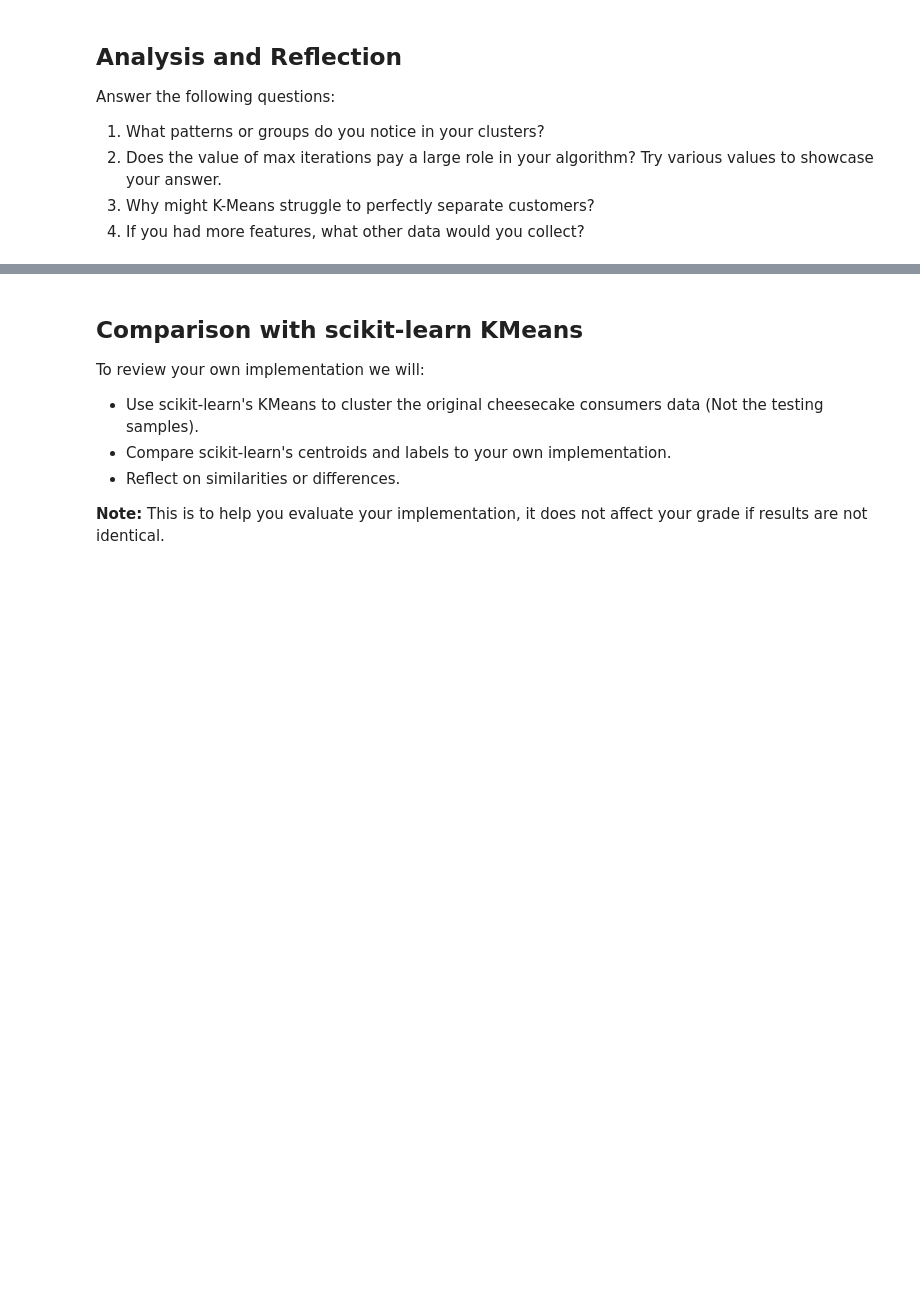
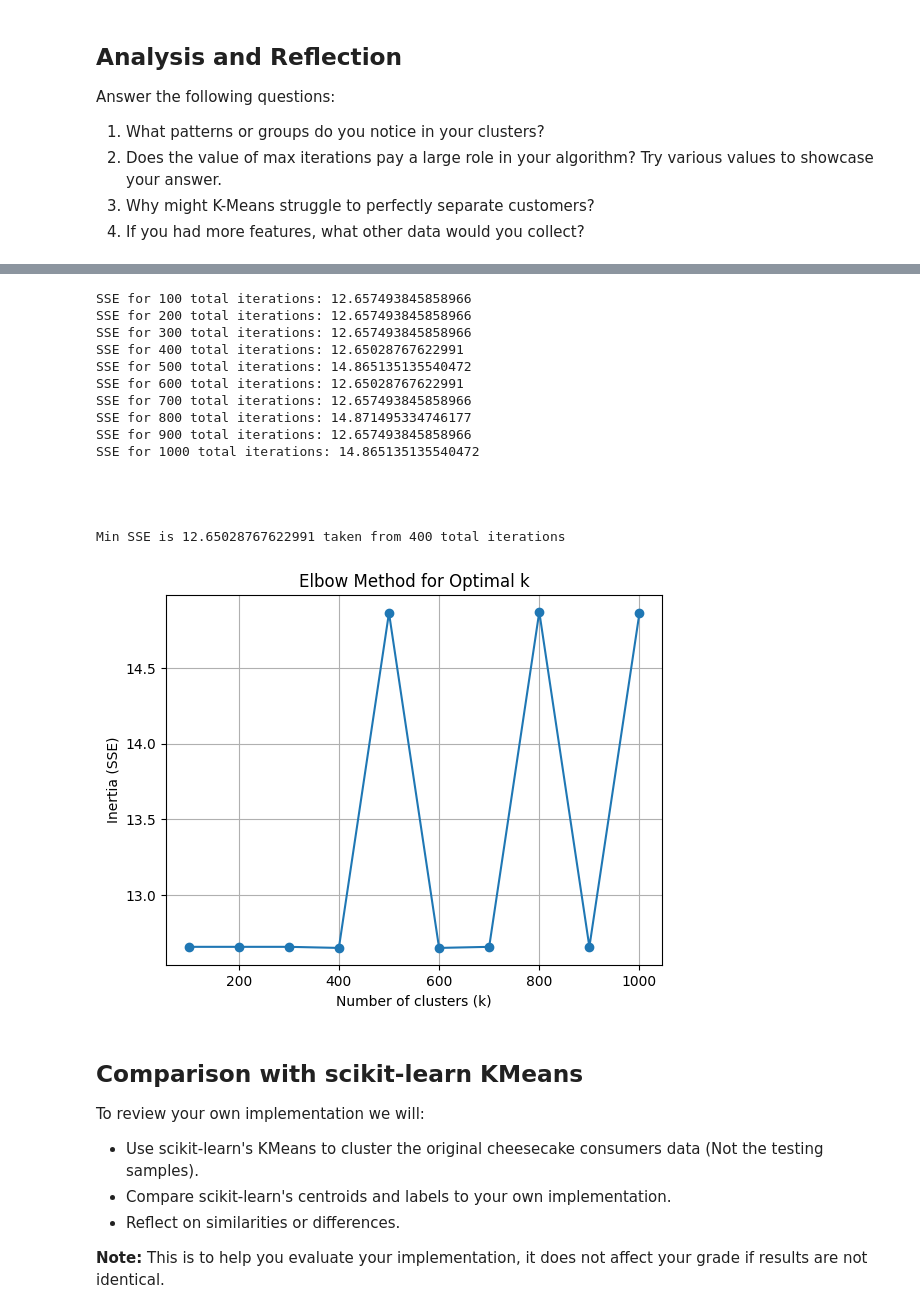
Before and after one commit to 7sr7/Intro-to-AI-HW2, a Jupyter notebook: Silvestre_Intro_to_AI_HW_2.ipynb, the cells around one changed output, grey strips where cells are left out. Cells and saved outputs as stored; diff of their text form; code cells hidden in the pictures; blank space fills up the shorter version.

```diff
--- a/Silvestre_Intro_to_AI_HW_2.ipynb
+++ b/Silvestre_Intro_to_AI_HW_2.ipynb
@@ -1109,3 +1270,43 @@ Answer the following questions:
+# %%
+# plotting all SSE...
+# the reason we do this is to observe the "elbow", in which our improvement
+# flattens out as we increase the number of clusters, k...
+#
+# from the graph, we observe the "elbow" is at k = 4.
+# thus, we conclude k = 4 to be our best k value...
+
+for i in range(len(allSSE)):
+  print(f"SSE for {(i + 1) * 100} total iterations: {allSSE[i]}")
+
+print("\n\n\n")
+
+minSSE = min(allSSE)
+
+print(f"Min SSE is {minSSE} taken from {(allSSE.index(minSSE) + 1) * 100} total iterations")
+
+plt.plot(numItrs, allSSE, marker='o')
+plt.xlabel("Number of clusters (k)")
+plt.ylabel("Inertia (SSE)")
+plt.title("Elbow Method for Optimal k")
+plt.grid(True)
+plt.show()
+# %% [output]
+SSE for 100 total iterations: 12.657493845858966
+SSE for 200 total iterations: 12.657493845858966
+SSE for 300 total iterations: 12.657493845858966
+SSE for 400 total iterations: 12.65028767622991
+SSE for 500 total iterations: 14.865135135540472
+SSE for 600 total iterations: 12.65028767622991
+SSE for 700 total iterations: 12.657493845858966
+SSE for 800 total iterations: 14.871495334746177
+SSE for 900 total iterations: 12.657493845858966
+SSE for 1000 total iterations: 14.865135135540472
+
+
+
+
+Min SSE is 12.65028767622991 taken from 400 total iterations
+[figure, added]
 # %% [markdown]
 ## Comparison with scikit-learn KMeans
 
```
Also changed, not shown: parts of 23 cells of this notebook.
